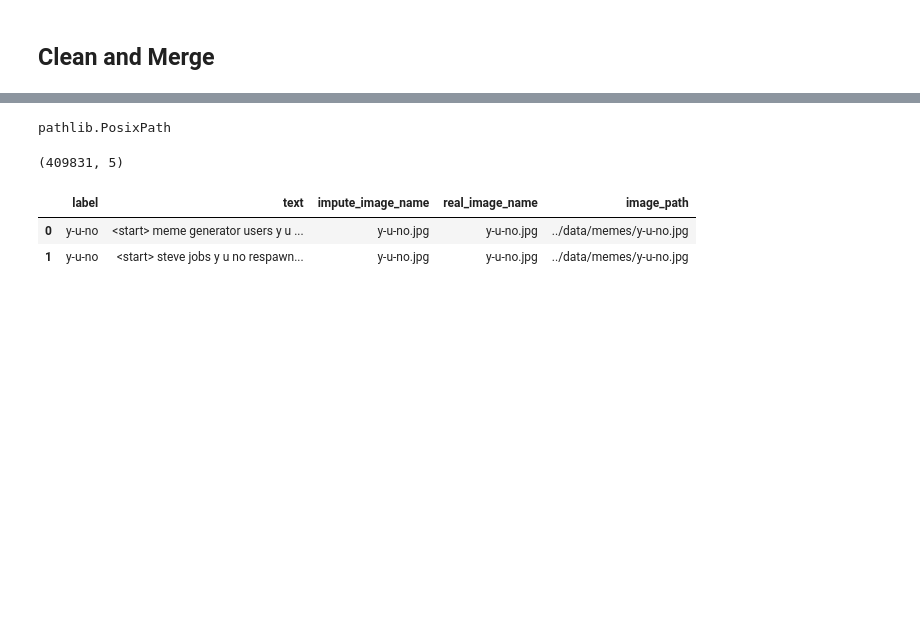
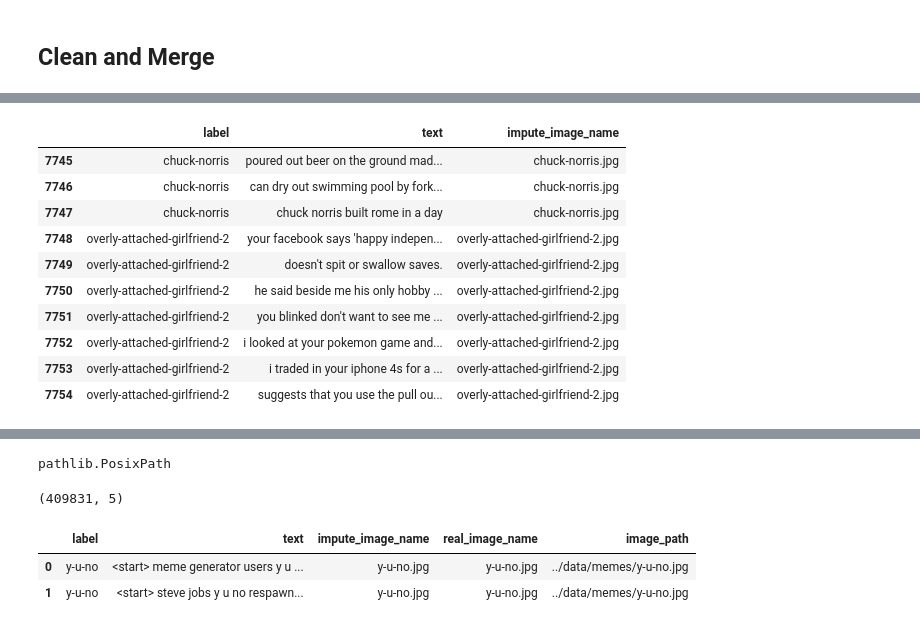
Before and after one commit to MSIA/msia432-meme-generation-project, a Jupyter notebook: notebooks/01_data_clean.ipynb, the cells around one changed output, grey strips where cells are left out. Drawn from its saved outputs; the diff is of its cells as text; code cells hidden in the pictures; blank space fills up the shorter version.

```diff
--- a/notebooks/01_data_clean.ipynb
+++ b/notebooks/01_data_clean.ipynb
@@ -46,4 +90,18 @@ texts = [j.split(' - ')[1].strip() for j in captions_list if j != '']
 # %%
 df_text = pd.DataFrame({'label':labels, 'text':texts})
+# %%
+df_text.iloc[7745:7755,]
+# %% [output]
+|  | label | text | impute_image_name |
+| 7745 | chuck-norris | poured out beer on the ground mad... | chuck-norris.jpg |
+| 7746 | chuck-norris | can dry out swimming pool by fork... | chuck-norris.jpg |
+| 7747 | chuck-norris | chuck norris built rome in a day | chuck-norris.jpg |
+| 7748 | overly-attached-girlfriend-2 | your facebook says 'happy indepen... | overly-attached-girlfriend-2.jpg |
+| 7749 | overly-attached-girlfriend-2 | doesn't spit or swallow saves. | overly-attached-girlfriend-2.jpg |
+| 7750 | overly-attached-girlfriend-2 | he said beside me his only hobby ... | overly-attached-girlfriend-2.jpg |
+| 7751 | overly-attached-girlfriend-2 | you blinked don't want to see me ... | overly-attached-girlfriend-2.jpg |
+| 7752 | overly-attached-girlfriend-2 | i looked at your pokemon game and... | overly-attached-girlfriend-2.jpg |
+| 7753 | overly-attached-girlfriend-2 | i traded in your iphone 4s for a ... | overly-attached-girlfriend-2.jpg |
+| 7754 | overly-attached-girlfriend-2 | suggests that you use the pull ou... | overly-attached-girlfriend-2.jpg |
 # %%
 df_text['impute_image_name'] = df_text['label'].str.replace(r'[^0-9a-zA-Z -]+', '', regex=True).str.strip().str.replace(' ', '-') + '.jpg'
```
Also changed, not shown: parts of 13 cells of this notebook.
